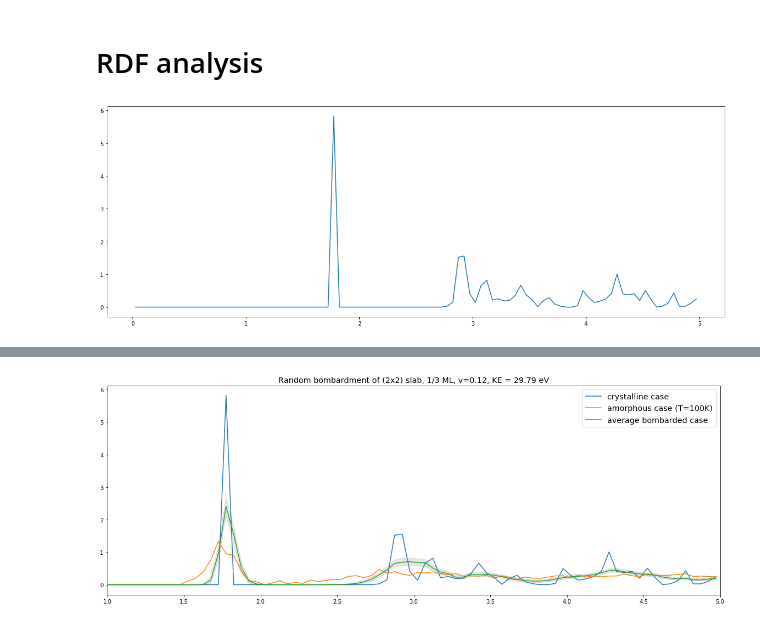
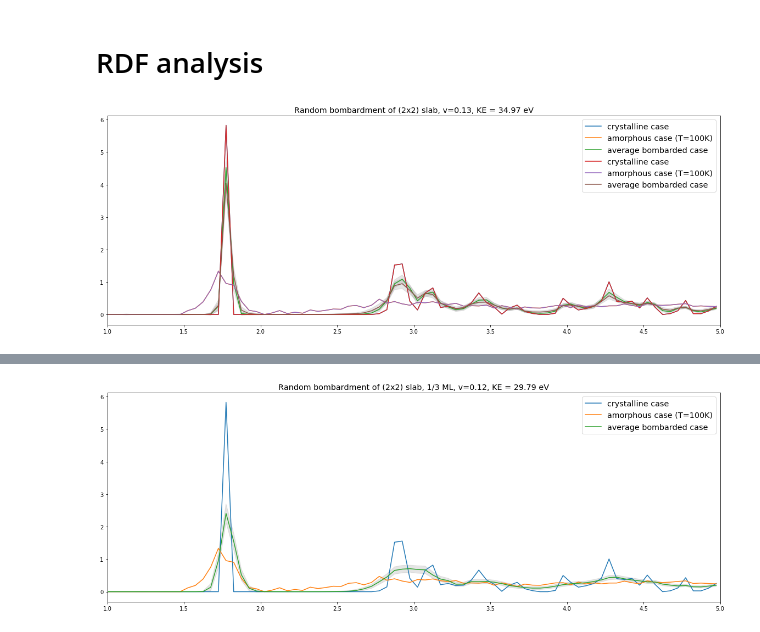
Before and after one commit to chengeaa/researchscripts, a Jupyter notebook: High throughput analysis-SiN bombardment.ipynb, the cells around one changed output, grey strips where cells are left out. Saved outputs shown, nothing was run; the diff lists cells and outputs as text; code cells hidden in the pictures.

```diff
--- a/High throughput analysis-SiN bombardment.ipynb
+++ b/High throughput analysis-SiN bombardment.ipynb
@@ -109,7 +109,9 @@ datadir = "../bomb/" #bare bombardment, v0.13 = 35.0 eV, 0.135 = 37.7 eV, .14 =
 geometries = {}
 for i in os.listdir(datadir):
     if ".gen" in i:
-        key = re.search(r"\d+-\d+", i)
+#         key = re.search(r"\d+-\d+", i)
+        key = re.search(r"\d+", i)
         if key:
             key = key.group(0)
+#             print(key)
             geometries[key] =  gen.read_gen(datadir + i)
@@ -227,12 +255,3 @@ KeyError: '9-16'
 analyses = {key: Analysis(geom) for key, geom in geometries.items()}
 # %% [markdown]
 # RDF analysis
-# %%
-xtl_y, xtl_x = Analysis(xtl2x2).get_rdf(rmax = 5,
-                                     nbins = 100,
-                                     elements = ["Si", "N"],
-                                     return_dists = True)[0]
-xtl_y = normalize(xtl_y, xtl_x)
-plt.plot(xtl_x, xtl_y);
-# %% [output]
-[figure, removed]
@@ -238,0 +306,4 @@ plt.plot(xtl_x, xtl_y);
+# %%
+rdf_data = [averaged_rdfs(i, .13) for i in ["../bomb0/", "../bomb6/"]]
+# %% [output]
+[figure, added]
```
Also changed, not shown: parts of 27 cells of this notebook, 2 other files.
